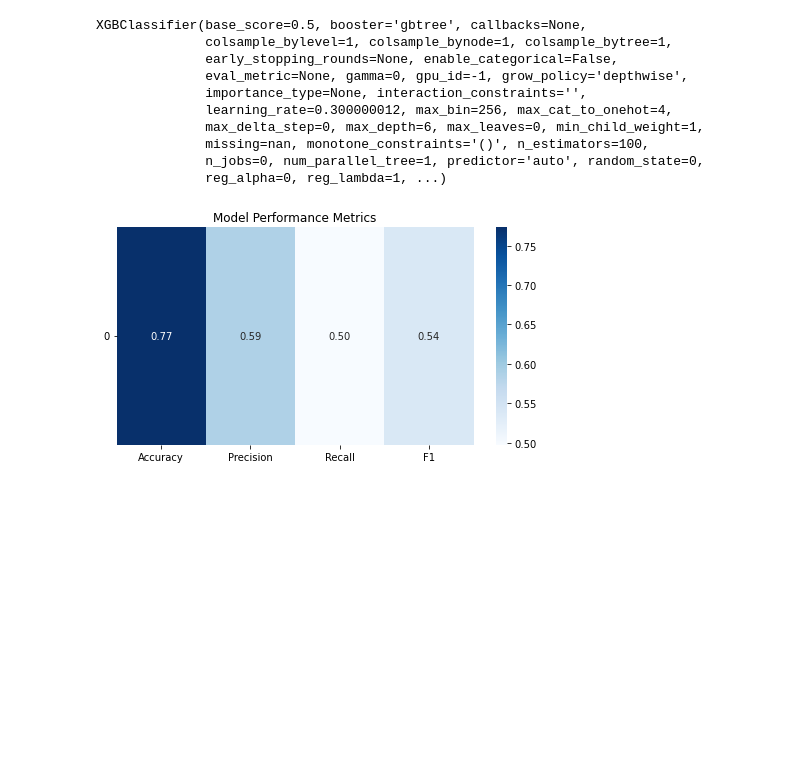
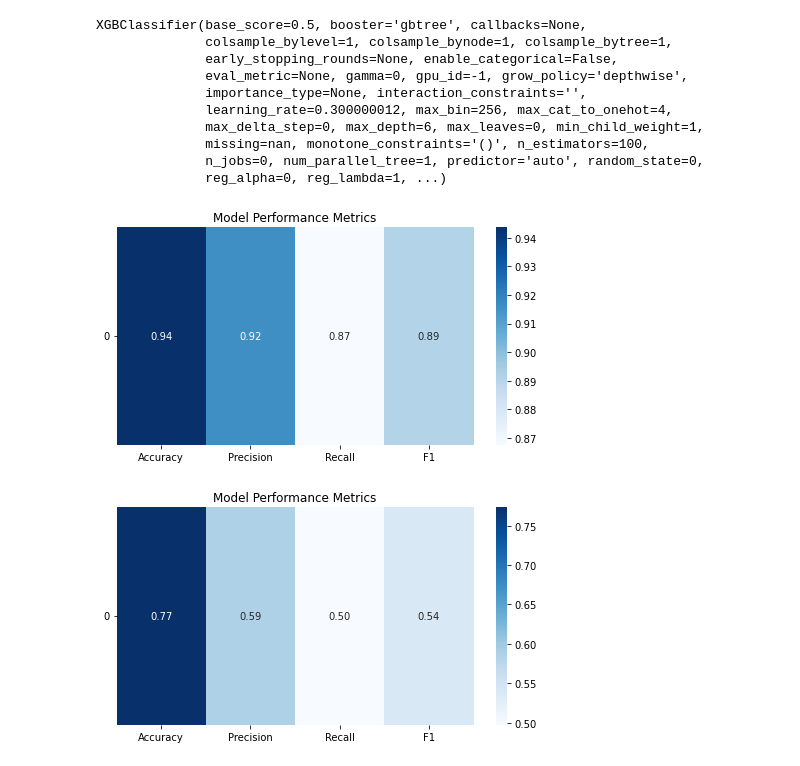
Before and after one commit to SatyaSai5122/Ensemble-Techniques-Project, a Jupyter notebook: Ensemble Project Report.ipynb, the cells around one changed output. Drawn from its saved outputs; the diff is of its cells as text; code cells hidden in the pictures; blank space fills up the shorter version.

```diff
--- a/Ensemble Project Report.ipynb
+++ b/Ensemble Project Report.ipynb
@@ -19,0 +36,17 @@ churn_df=pd.merge(churn1,churn2,on='customerID')
+# %%
+#checking if all the columns in churn1 are there in churn_df
+missing_columns=False
+for i in churn1.columns:
+    if i not in churn_df:
+        missing_columns=True
+        print(i)
+        break
+for i in churn2.columns:
+    if i not in churn_df:
+        missing_columns=True
+        print(i)
+        break
+if missing_columns:
+    print('columns are missing')
+else:
+    print('columns are not missing')
@@ -47,5 +89 @@ null there
 churn_df.drop(churn_df[churn_df.TotalCharges==" "].index,inplace=True,axis=0)
-# %%
-for i in churn_df.TotalCharges.unique():
-    if i==" ":
-        print("null there")
@@ -287,7 +373,9 @@ XGBClassifier(base_score=0.5, booster='gbtree', callbacks=None,
               n_jobs=0, num_parallel_tree=1, predictor='auto', random_state=0,
               reg_alpha=0, reg_lambda=1, ...)
 # %%
-
-
-y_pred=xgb_model.predict(X_test)
+#making prediction on train data
+y_pred=xgb_model.predict(X_train)
+plot_metrics(y_train,y_pred)
+# %% [output]
+[figure, added]
 # %%
```
Also changed, not shown: parts of 72 cells of this notebook, 2 other files.
